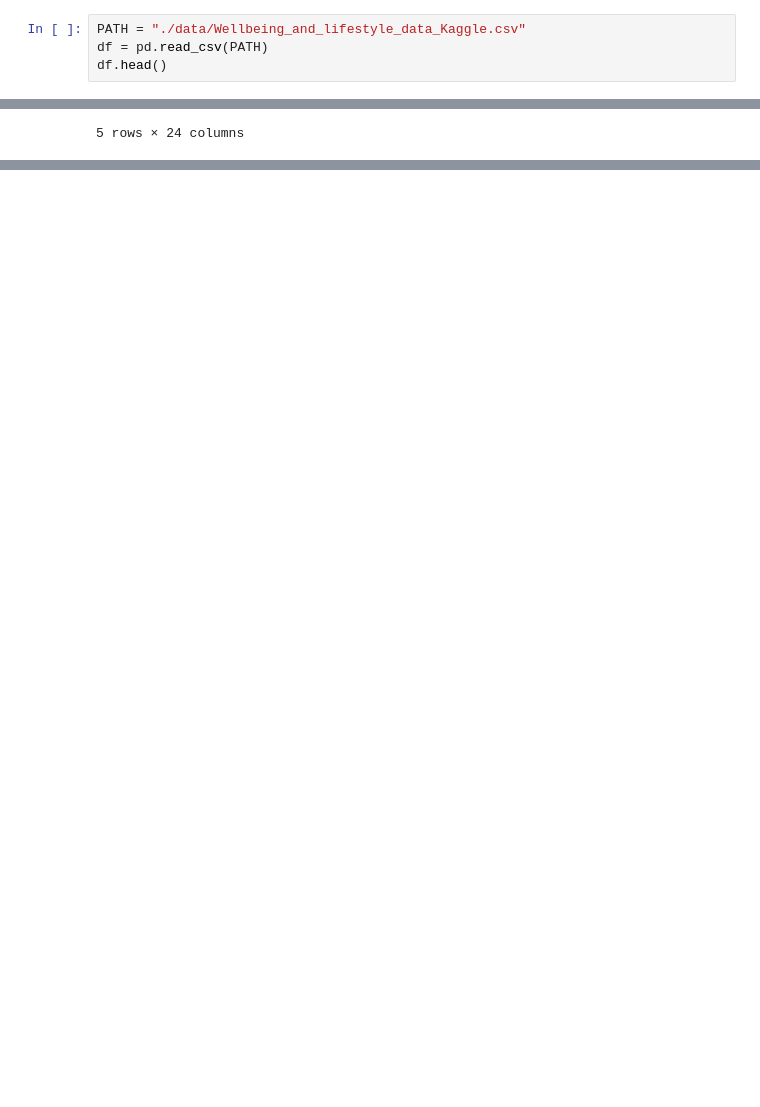
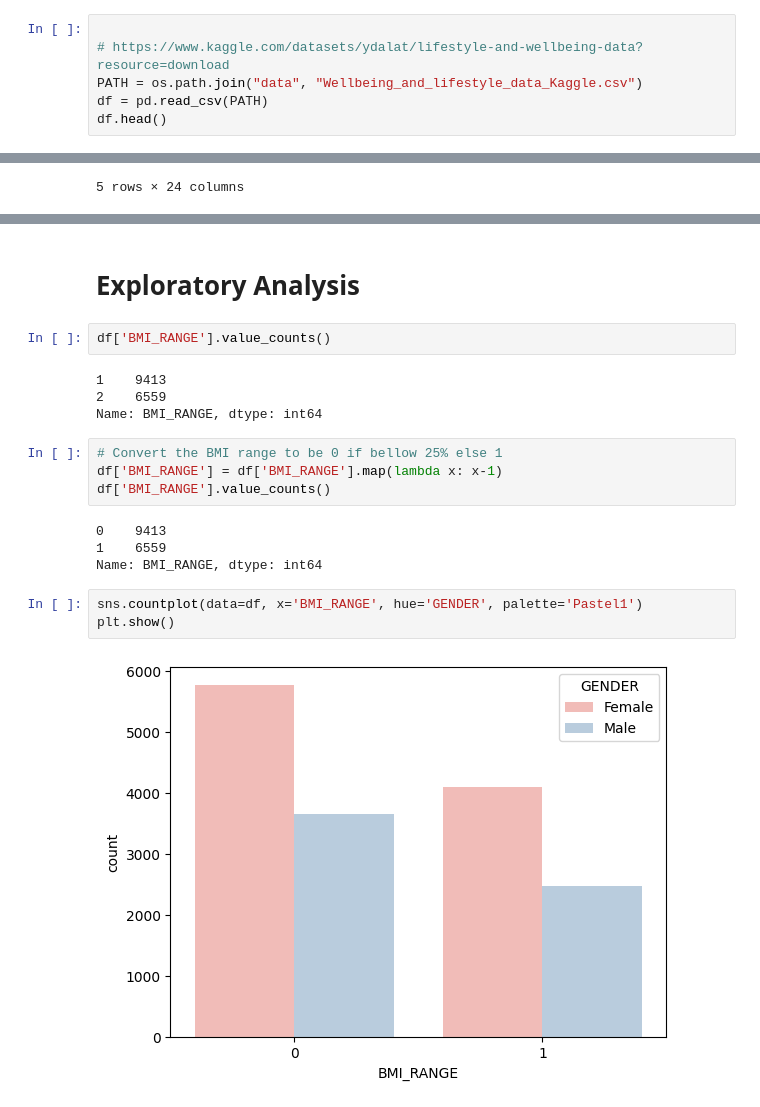
Before and after one commit to danqroz/lifestyle_and_wellbeing, a Jupyter notebook: main.ipynb, the cells around one changed output, grey strips where cells are left out. Drawn from its saved outputs; the diff is of its cells as text; blank space fills up the shorter version.

```diff
--- a/main.ipynb
+++ b/main.ipynb
@@ -4,5 +9,7 @@ import numpy as np
 # %%
-PATH = "./data/Wellbeing_and_lifestyle_data_Kaggle.csv"
+
+# https://www.kaggle.com/datasets/ydalat/lifestyle-and-wellbeing-data?resource=download
+PATH = os.path.join("data", "Wellbeing_and_lifestyle_data_Kaggle.csv")
 df = pd.read_csv(PATH)
 df.head()
 # %% [output]
@@ -15,0 +81,21 @@ df.head()
+# %% [markdown]
+# Exploratory Analysis
+# %%
+df['BMI_RANGE'].value_counts()
+# %% [output]
+1    9413
+2    6559
+Name: BMI_RANGE, dtype: int64
+# %%
+# Convert the BMI range to be 0 if bellow 25% else 1
+df['BMI_RANGE'] = df['BMI_RANGE'].map(lambda x: x-1)
+df['BMI_RANGE'].value_counts()
+# %% [output]
+0    9413
+1    6559
+Name: BMI_RANGE, dtype: int64
+# %%
+sns.countplot(data=df, x='BMI_RANGE', hue='GENDER', palette='Pastel1')
+plt.show()
+# %% [output]
+[figure, added]
```
Also changed, not shown: parts of 24 cells of this notebook.
